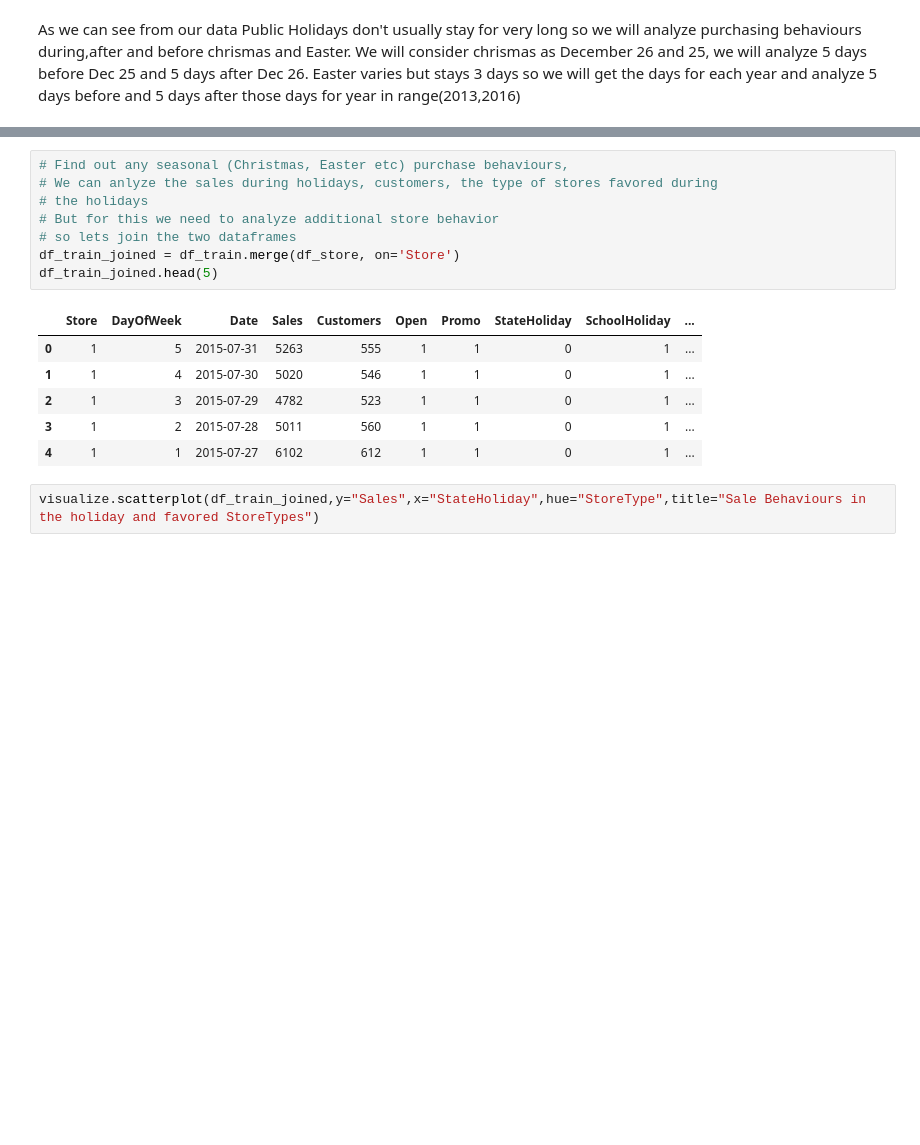
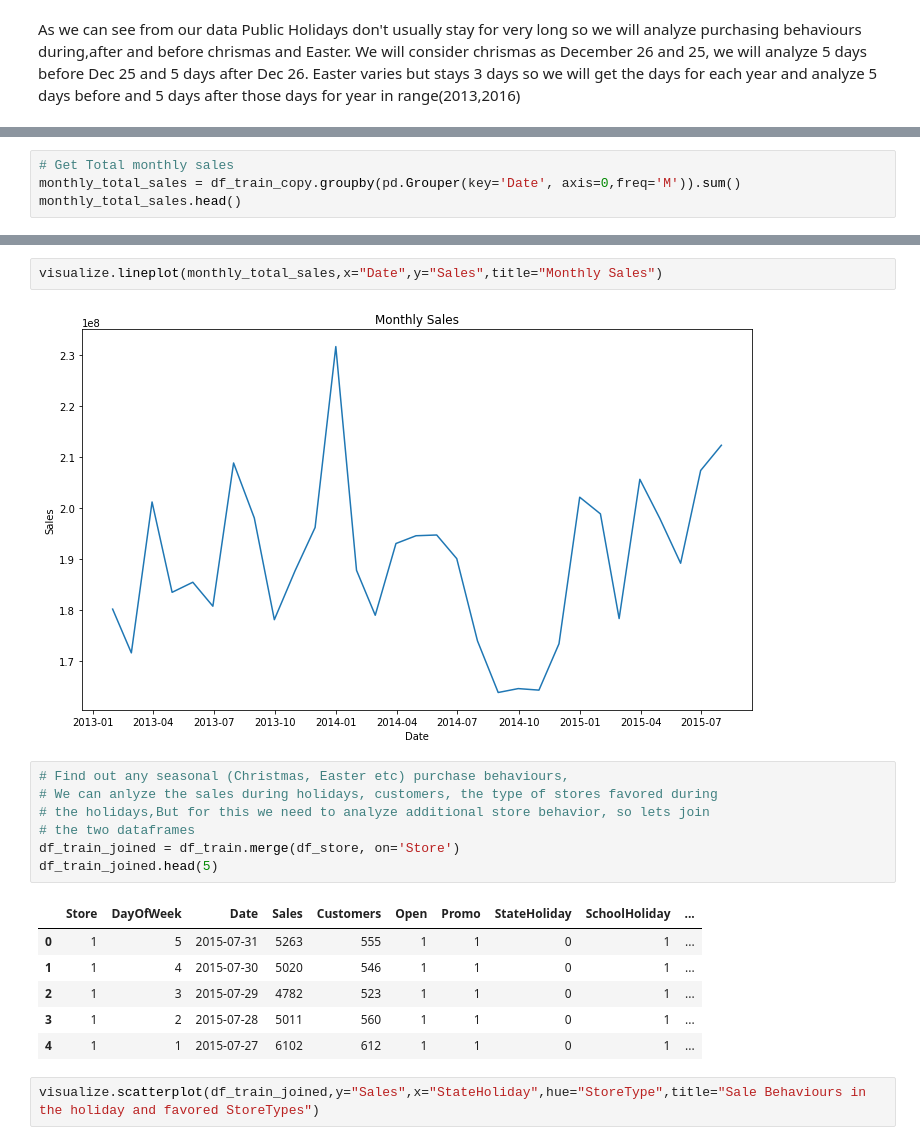
Before and after one commit to DiboraHaile/Pharmaceutical-Sales-prediction-across-multiple-stores, a Jupyter notebook: notebooks/exploration_of_customer_behaviors.ipynb, the cells around one changed output, grey strips where cells are left out. Cells and saved outputs as stored; diff of their text form; blank space fills up the shorter version.

```diff
--- a/notebooks/exploration_of_customer_behaviors.ipynb
+++ b/notebooks/exploration_of_customer_behaviors.ipynb
@@ -285,0 +291,4 @@ df_train[[
+# %%
+# Get Total monthly sales
+monthly_total_sales = df_train_copy.groupby(pd.Grouper(key='Date', axis=0,freq='M')).sum()
+monthly_total_sales.head()
@@ -286,9 +303,12 @@ df_train[[
+# %%
+visualize.lineplot(monthly_total_sales,x="Date",y="Sales",title="Monthly Sales")
+# %% [output]
+[figure, added]
 # %%
 # Find out any seasonal (Christmas, Easter etc) purchase behaviours,
 # We can anlyze the sales during holidays, customers, the type of stores favored during
-# the holidays
-# But for this we need to analyze additional store behavior
-# so lets join the two dataframes
+# the holidays,But for this we need to analyze additional store behavior, so lets join
+# the two dataframes
 df_train_joined = df_train.merge(df_store, on='Store')
 df_train_joined.head(5)
 # %% [output]
```
Also changed, not shown: parts of 11 cells of this notebook.
